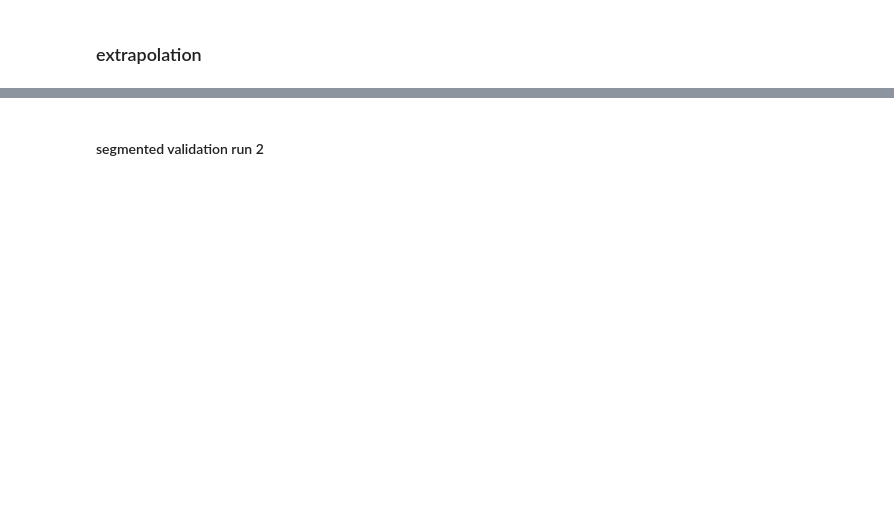
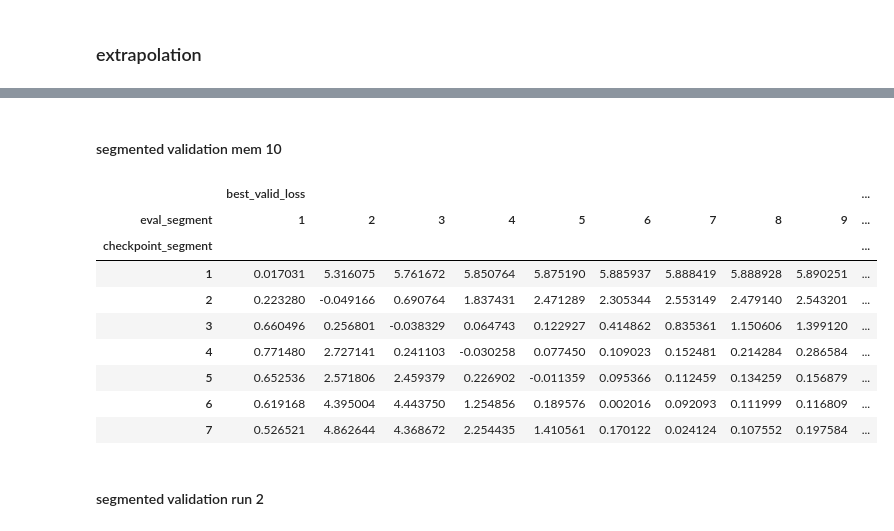
Before and after one commit to pansershrek/recurrent-memory-transformer, a Jupyter notebook: notebooks/interpret_results_decoder.ipynb, the cells around one changed output, grey strips where cells are left out. Drawn from its saved outputs; the diff is of its cells as text; code cells hidden in the pictures; blank space fills up the shorter version.

```diff
--- a/notebooks/interpret_results_decoder.ipynb
+++ b/notebooks/interpret_results_decoder.ipynb
@@ -27,3 +157,30 @@ res_df['eval_segment'] = res_df.max_n_segments
+# %% [markdown]
+#### segmented validation mem 10
+# %%
+df = res_df[res_df.model_path.apply(lambda x: 'eval' in x and 'segm_valid' in x and 'run_1' in x)].copy()
+df = df[df.num_mem_tokens == 10]
+
+gb_cols = ['input_size', 'checkpoint_segment', 'num_mem_tokens', 'eval_segment']
+metric_cols = ['best_valid_loss']
+group_df = df.groupby(gb_cols).min()[metric_cols]
+group_df['std'] = df.groupby(gb_cols).std()[metric_cols]
+group_df['n_runs'] = df.groupby(gb_cols).count()[metric_cols]
+group_df['runs'] = df.groupby(gb_cols).agg({metric_cols[0]:tuple})[metric_cols[0]].apply(lambda x: [round(i,2) for i in x])
+
+baseline_score = 2.953460
+table = pd.pivot_table(group_df, index=['checkpoint_segment'], columns=['eval_segment'], values=['best_valid_loss'])
+table - baseline_score
+# %% [output]
+|  | best_valid_loss |  |  |  |  |  |  |  |  | ... |
+| eval_segment | 1 | 2 | 3 | 4 | 5 | 6 | 7 | 8 | 9 | ... |
+| checkpoint_segment |  |  |  |  |  |  |  |  |  | ... |
+| 1 | 0.017031 | 5.316075 | 5.761672 | 5.850764 | 5.875190 | 5.885937 | 5.888419 | 5.888928 | 5.890251 | ... |
+| 2 | 0.223280 | -0.049166 | 0.690764 | 1.837431 | 2.471289 | 2.305344 | 2.553149 | 2.479140 | 2.543201 | ... |
+| 3 | 0.660496 | 0.256801 | -0.038329 | 0.064743 | 0.122927 | 0.414862 | 0.835361 | 1.150606 | 1.399120 | ... |
+| 4 | 0.771480 | 2.727141 | 0.241103 | -0.030258 | 0.077450 | 0.109023 | 0.152481 | 0.214284 | 0.286584 | ... |
+| 5 | 0.652536 | 2.571806 | 2.459379 | 0.226902 | -0.011359 | 0.095366 | 0.112459 | 0.134259 | 0.156879 | ... |
+| 6 | 0.619168 | 4.395004 | 4.443750 | 1.254856 | 0.189576 | 0.002016 | 0.092093 | 0.111999 | 0.116809 | ... |
+| 7 | 0.526521 | 4.862644 | 4.368672 | 2.254435 | 1.410561 | 0.170122 | 0.024124 | 0.107552 | 0.197584 | ... |
 # %% [markdown]
 #### segmented validation run 2
 # %%
```
Also changed, not shown: parts of 16 cells of this notebook, 26 other files.
